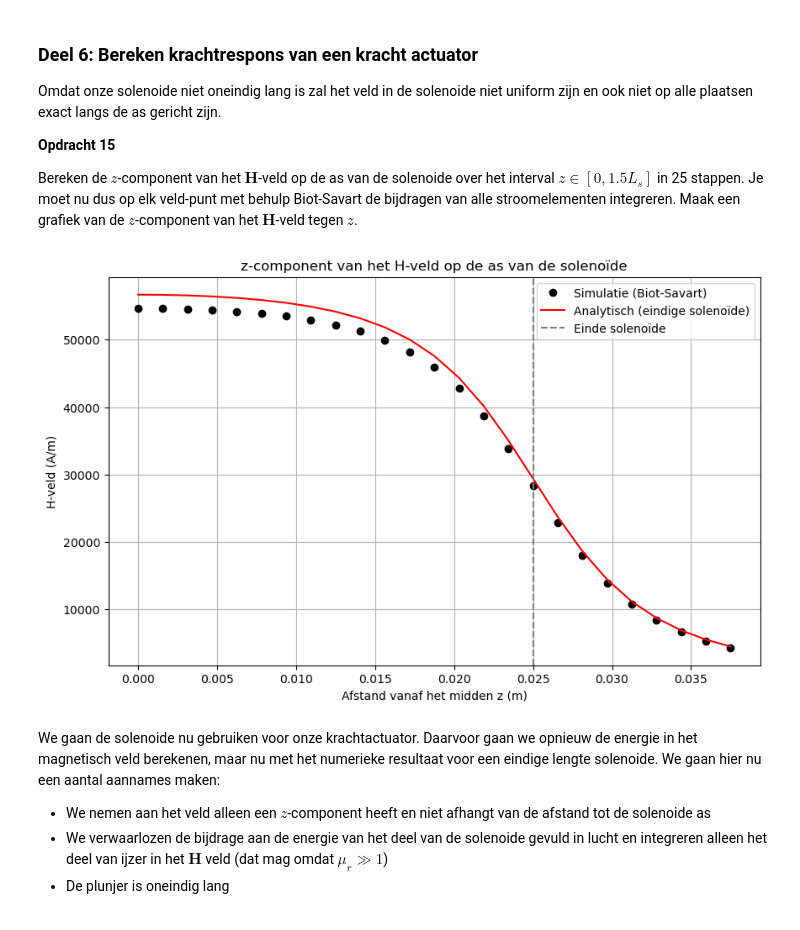
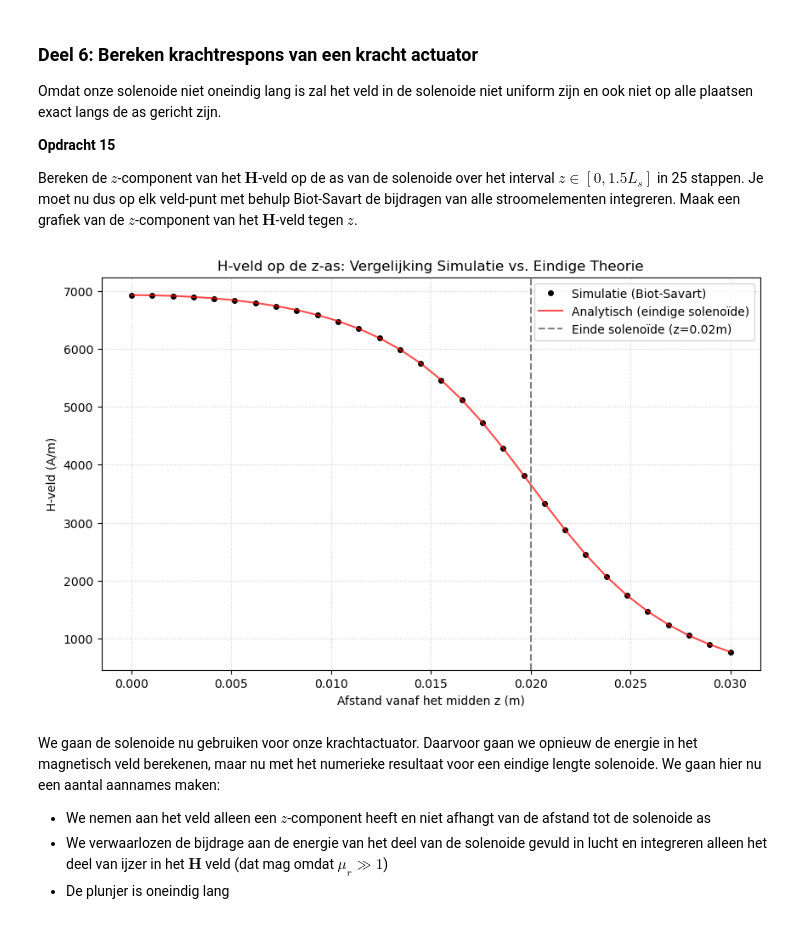
Before and after one commit to fd6150/opdrachten-DEF-D, a Jupyter notebook: DigitaleOntwerpopdrachten/KrachtactuatorOpdracht.ipynb, the cells around one changed output. Drawn from its saved outputs; the diff is of its cells as text; code cells hidden in the pictures.

```diff
--- a/DigitaleOntwerpopdrachten/KrachtactuatorOpdracht.ipynb
+++ b/DigitaleOntwerpopdrachten/KrachtactuatorOpdracht.ipynb
@@ -573,57 +595,60 @@ Omdat onze solenoide niet oneindig lang is zal het veld in de solenoide niet uni
 
 Bereken de $z$-component van het $\mathbf{H}$-veld op de as van de solenoide over het interval $z \in [0, 1.5L_s]$ in 25 stappen. Je moet nu dus op elk veld-punt met behulp Biot-Savart de bijdragen van alle stroomelementen integreren. Maak een grafiek van de $z$-component van het $\mathbf{H}$-veld tegen $z$.
 # %%
-# 1. Parameters (Telefoonoplader - 40W)
-L_sol = 0.05            # Lengte solenoïde
-r_sol = 0.008           # Straal solenoïde (Partner keuze)
+# 1. Parameters (Waterklep)
+L_sol = 0.04            # Lengte solenoïde (4 cm)
+r_sol = 0.008           # Straal solenoïde (8 mm)
 I = 2.0                 # Stroomsterkte (40W oplader)
+l_draad_partner = 7.5   # Gekozen draadlengte
 
-# Bereken N_wikkelingen dynamisch op basis van partner's draadlengte
-l_draad_partner = 74.80
+# Bereken N_wikkelingen (ca. 149)
 N_wikkelingen = l_draad_partner / (2 * np.pi * r_sol)
 
 # 2. Definieer de bron (de draad)
-# N_bron verhoogd voor nauwkeurigheid bij veel wikkelingen
-N_bron = 20000
+# Met 149 windingen is N_bron = 10000 of 20000 ruim voldoende voor hoge precisie
+N_bron = 15000
 x_s, y_s, z_s = parametrisatie(N_bron, r_sol, N_wikkelingen, L_sol)
 
 # 3. Meetpunten op de as (veldpunten)
-n_ax = 25
+n_ax = 30
+# We kijken tot 1.5 keer de halve lengte om ook het veld buiten de spoel te zien
 z_ax = np.linspace(0, 1.5 * L_sol / 2, n_ax)
 H_ax = np.zeros(n_ax)
 
 # 4. Numerieke integratie met Biot-Savart
 for i_field in range(n_ax):
     r_field = np.array([0, 0, z_ax[i_field]])
     H_simulated = np.array([0.0, 0.0, 0.0])
 
     for i_src in range(N_bron - 1):
         r_source = np.array([x_s[i_src], y_s[i_src], z_s[i_src]])
         dl = np.array([x_s[i_src+1]-x_s[i_src], y_s[i_src+1]-y_s[i_src], z_s[i_src+1]-z_s[i_src]])
         H_simulated += field_current_element(r_field, r_source, dl, I)
 
     H_ax[i_field] = H_simulated[2]
 
-# 5. Analytische formule voor een eindige solenoïde
-n_spoed = N_wikkelingen / L_sol
-H_analytisch = (n_spoed * I / 2) * (
+# 5. Analytische formule voor een EINDIGE solenoïde
+# (Deze houdt rekening met de lengte van 4 cm)
+n_dichtheid = N_wikkelingen / L_sol
+H_analytisch = (n_dichtheid * I / 2) * (
     (L_sol/2 - z_ax) / np.sqrt((z_ax - L_sol/2)**2 + r_sol**2) +
     (L_sol/2 + z_ax) / np.sqrt((z_ax + L_sol/2)**2 + r_sol**2)
 )
 
 # 6. Grafiek maken
 plt.figure(figsize=(10, 6))
-plt.plot(z_ax, H_ax, 'ko', label='Simulatie (Biot-Savart)')
-plt.plot(z_ax, H_analytisch, 'r-', label='Analytisch (eindige solenoïde)')
-plt.axvline(x=L_sol/2, color='gray', linestyle='--', label='Einde solenoïde')
-plt.title('z-component van het H-veld op de as van de solenoïde')
+plt.plot(z_ax, H_ax, 'ko', markersize=4, label='Simulatie (Biot-Savart)')
+plt.plot(z_ax, H_analytisch, 'r-', alpha=0.7, label='Analytisch (eindige solenoïde)')
+plt.axvline(x=L_sol/2, color='gray', linestyle='--', label='Einde solenoïde (z=0.02m)')
+
+plt.title('H-veld op de z-as: Vergelijking Simulatie vs. Eindige Theorie')
 plt.xlabel('Afstand vanaf het midden z (m)')
 plt.ylabel('H-veld (A/m)')
 plt.legend()
-plt.grid(True)
+plt.grid(True, linestyle=':', alpha=0.6)
 plt.show()
 # %% [output]
-[figure, old version]
+[figure, new version]
 # %% [markdown]
 We gaan de solenoide nu gebruiken voor onze krachtactuator. Daarvoor gaan we opnieuw de energie in het magnetisch veld berekenen, maar nu met het numerieke resultaat voor een eindige lengte solenoide. We gaan hier nu een aantal aannames maken:
 * We nemen aan het veld alleen een $z$-component heeft en niet afhangt van de afstand tot de solenoide as
```
Also changed, not shown: parts of 8 cells of this notebook.
